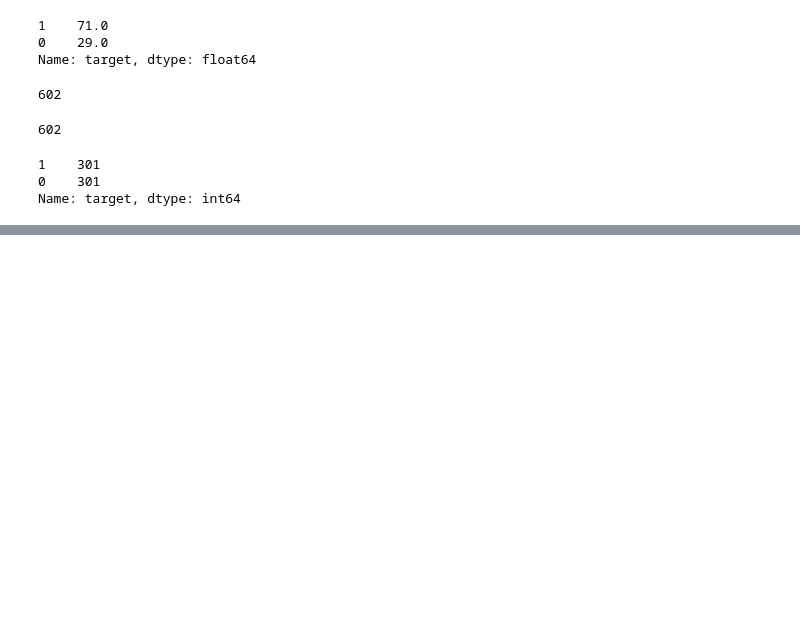
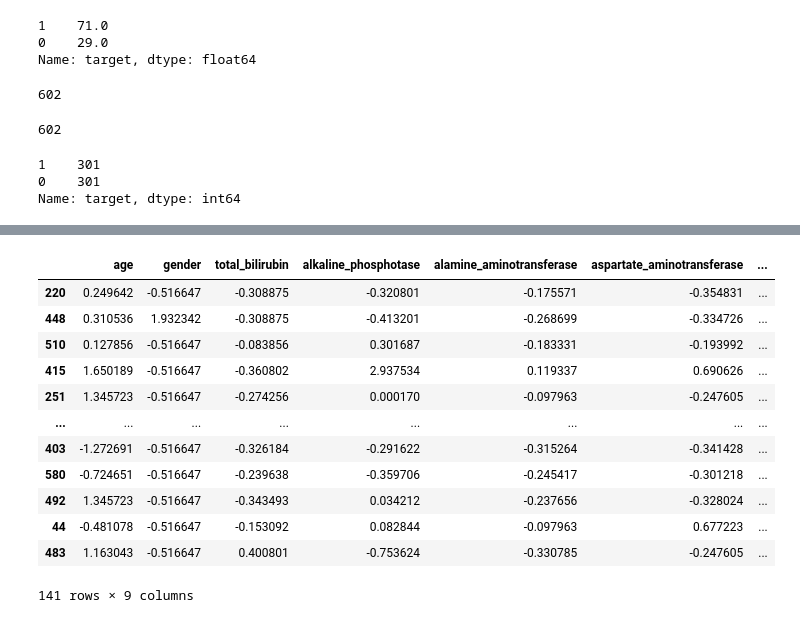
Before and after one commit to amandarnds/Predict-Liver-Disease, a Jupyter notebook: Predict-Liver-Disease.ipynb, the cells around one changed output, grey strips where cells are left out. Drawn from its saved outputs; the diff is of its cells as text; code cells hidden in the pictures; blank space fills up the shorter version.

```diff
--- a/Predict-Liver-Disease.ipynb
+++ b/Predict-Liver-Disease.ipynb
@@ -656,0 +669,6 @@ Name: target, dtype: int64
+# %%
+#train data
+train_mean =x_train_bal.mean()
+train_std=x_train_bal.std()
+print(train_mean)
+print(train_std)
@@ -656,0 +719,19 @@ Name: target, dtype: int64
+# %%
+#test  data
+x_test_pad = (x_test - train_mean)/train_std
+# %%
+x_test_pad.pad()
+# %% [output]
+|  | age | gender | total_bilirubin | alkaline_phosphotase | alamine_aminotransferase | aspartate_aminotransferase | ... |
+| 220 | 0.249642 | -0.516647 | -0.308875 | -0.320801 | -0.175571 | -0.354831 | ... |
+| 448 | 0.310536 | 1.932342 | -0.308875 | -0.413201 | -0.268699 | -0.334726 | ... |
+| 510 | 0.127856 | -0.516647 | -0.083856 | 0.301687 | -0.183331 | -0.193992 | ... |
+| 415 | 1.650189 | -0.516647 | -0.360802 | 2.937534 | 0.119337 | 0.690626 | ... |
+| 251 | 1.345723 | -0.516647 | -0.274256 | 0.000170 | -0.097963 | -0.247605 | ... |
+| ... | ... | ... | ... | ... | ... | ... | ... |
+| 403 | -1.272691 | -0.516647 | -0.326184 | -0.291622 | -0.315264 | -0.341428 | ... |
+| 580 | -0.724651 | -0.516647 | -0.239638 | -0.359706 | -0.245417 | -0.301218 | ... |
+| 492 | 1.345723 | -0.516647 | -0.343493 | 0.034212 | -0.237656 | -0.328024 | ... |
+| 44 | -0.481078 | -0.516647 | -0.153092 | 0.082844 | -0.097963 | 0.677223 | ... |
+| 483 | 1.163043 | -0.516647 | 0.400801 | -0.753624 | -0.330785 | -0.247605 | ... |
+141 rows × 9 columns
```
Also changed, not shown: parts of 7 cells of this notebook.
